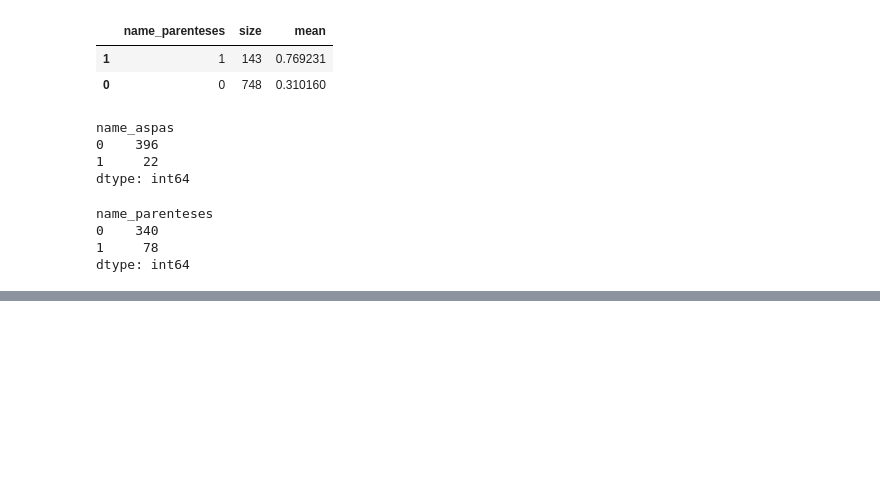
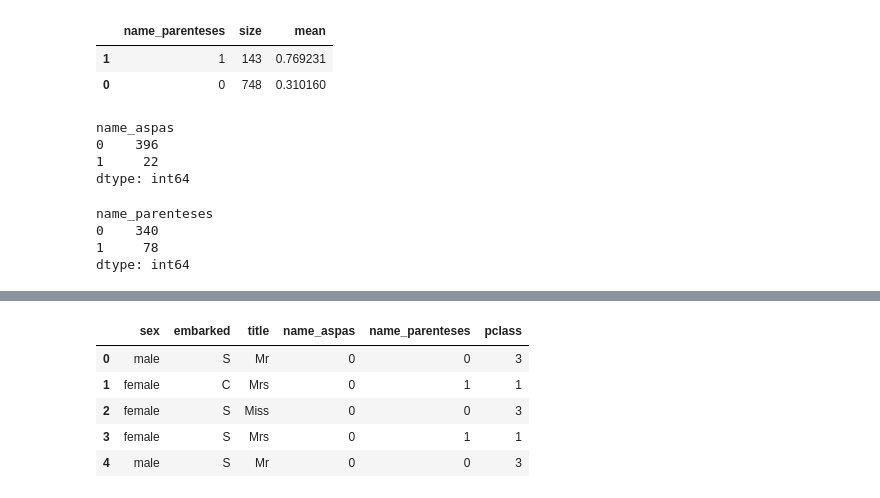
Before and after one commit to marcospiau/titanic-kaggle, a Jupyter notebook: 20191806_Pipelines_HypterparameterTuning_testes_iniciais_v2-Copy1.ipynb, the cells around one changed output, grey strips where cells are left out. Saved outputs shown, nothing was run; the diff lists cells and outputs as text; code cells hidden in the pictures; blank space fills up the shorter version.

```diff
--- a/20191806_Pipelines_HypterparameterTuning_testes_iniciais_v2-Copy1.ipynb
+++ b/20191806_Pipelines_HypterparameterTuning_testes_iniciais_v2-Copy1.ipynb
@@ -329,0 +358,9 @@ test (157,)
+# %%
+df_train_val[cat_cols+num_cols].iloc[:, :-len(num_cols)].head()
+# %% [output]
+|  | sex | embarked | title | name_aspas | name_parenteses | pclass |
+| 0 | male | S | Mr | 0 | 0 | 3 |
+| 1 | female | C | Mrs | 0 | 1 | 1 |
+| 2 | female | S | Miss | 0 | 0 | 3 |
+| 3 | female | S | Mrs | 0 | 1 | 1 |
+| 4 | male | S | Mr | 0 | 0 | 3 |
```
Also changed, not shown: parts of 32 cells of this notebook, 1 other file.
